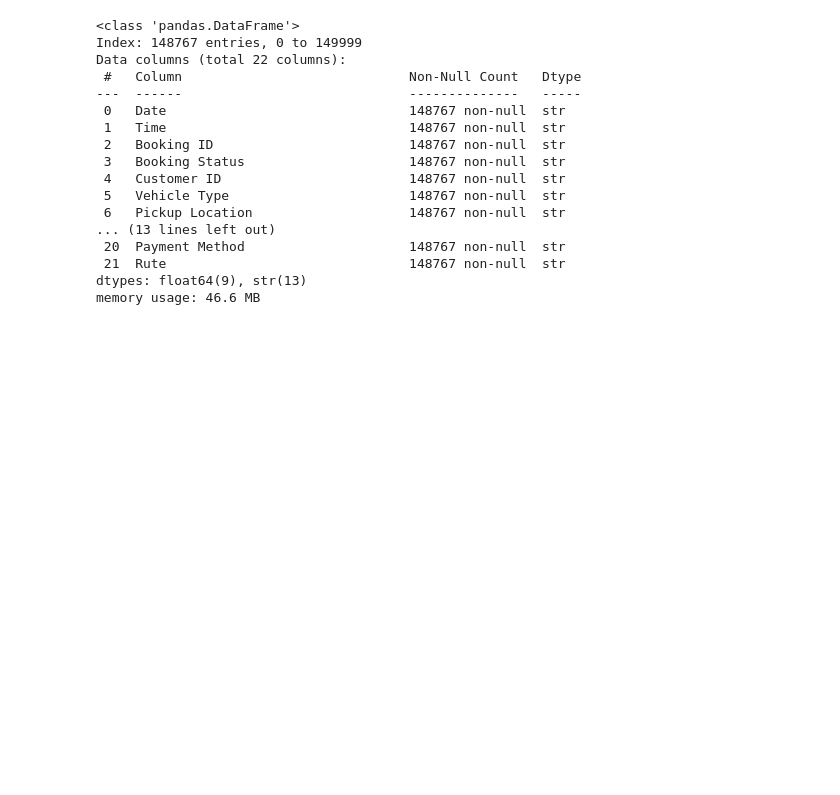
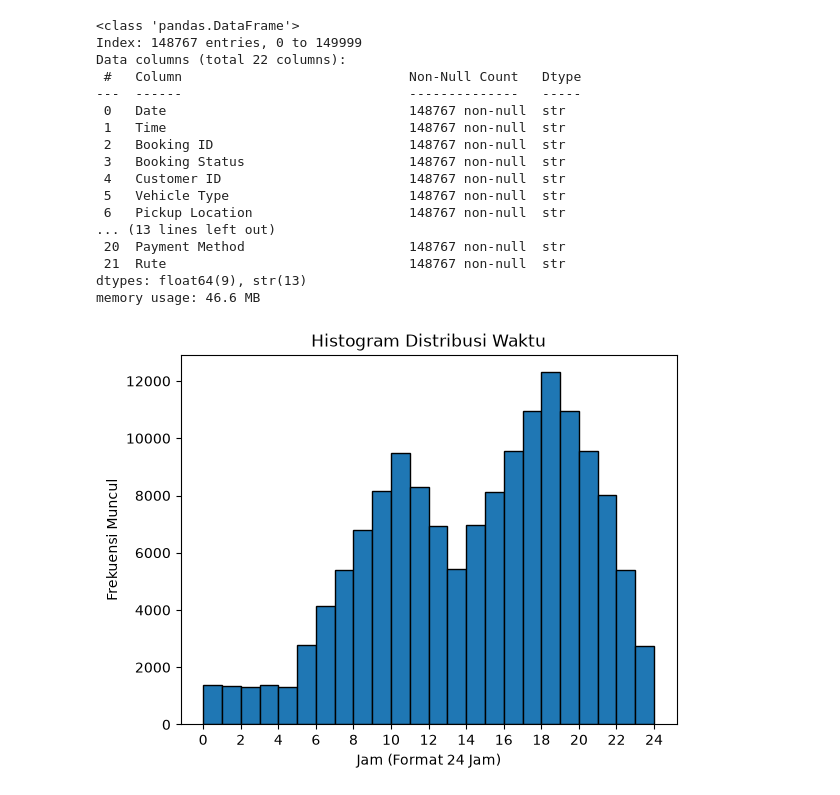
Before and after one commit to hixmatiar/Streamlit-Dashboard-MVD-2026, a Jupyter notebook: Tugas_Streamlit.ipynb, the cells around one changed output. Cells and saved outputs as stored; diff of their text form; code cells hidden in the pictures; blank space fills up the shorter version.

```diff
--- a/Tugas_Streamlit.ipynb
+++ b/Tugas_Streamlit.ipynb
@@ -188,3 +188,16 @@ Data columns (total 22 columns):
  21  Rute                               148767 non-null  str
 dtypes: float64(9), str(13)
 memory usage: 46.6 MB
+# %%
+df['Time_Format'] = pd.to_datetime(df['Time'], format='%H:%M:%S').dt.hour + \
+                  pd.to_datetime(df['Time'], format='%H:%M:%S').dt.minute / 60
+
+# 3. Membuat histogram
+plt.hist(df['Time_Format'], bins=24, range=(0, 24), edgecolor='black')
+plt.xlabel('Jam (Format 24 Jam)')
+plt.ylabel('Frekuensi Muncul')
+plt.title('Histogram Distribusi Waktu')
+plt.xticks(range(0, 25, 2))
+plt.show()
+# %% [output]
+[figure, added]
```
Also changed, not shown: 1 other file.
